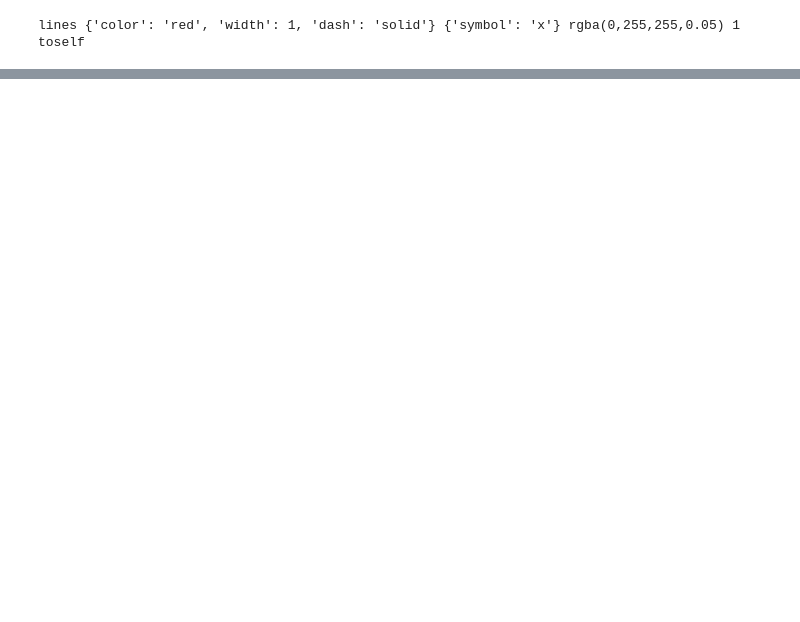
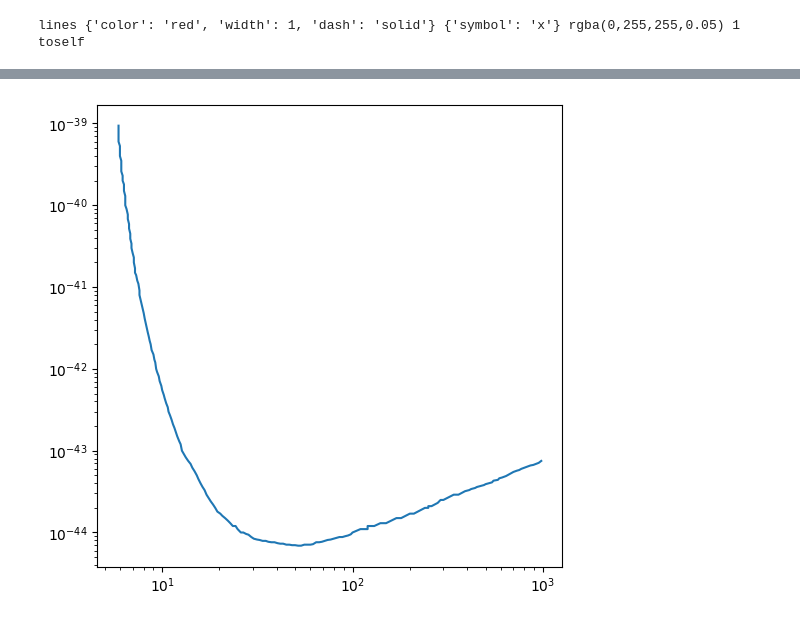
Before and after one commit to andrewcgaitskell/python_flask_charting, a Jupyter notebook: notebooks/FlaskMPL.ipynb, the cells around one changed output, grey strips where cells are left out. Drawn from its saved outputs; the diff is of its cells as text; code cells hidden in the pictures; blank space fills up the shorter version.

```diff
--- a/notebooks/FlaskMPL.ipynb
+++ b/notebooks/FlaskMPL.ipynb
@@ -111 +70,45 @@ plt.show()
+# %%
+def get_mpl_plot(plot_id_in, width_in=600, height_in=600):
+    datasets = Client.read_by_plot_id(subject='data_display',id=plot_id_in)
+    px = 1/plt.rcParams['figure.dpi']  # pixel in inches
+    plt.figure(figsize=(width_in*px, height_in*px))
+    for d in datasets:
+        data_id = d['data_id']
+        trace_data = Client.read(id=data_id)
+        trace_name = trace_data[0]['data_label']
+        string_data = trace_data[0]['data']
+        style = d['style']
+        color = d['color']
+        pt.set_values(color, style)
+        list_data = ast.literal_eval(string_data)
+        trace_count = len(list_data)
+        trace_names_int = list(range(0,trace_count))
+        trace_names_int
+        trace_names = []
+        for t in trace_names_int:
+            trace_names.append(str(t))
+            x = [item[0] for item in list_data[t]]
+            y = [item[1] for item in list_data[t]]
+
+            if pt.fill != 'toself':
+                plt.plot(x, y, label=trace_name)
+            else:
+                plt.fill_between(x, y, alpha=0.3, label=trace_name)
+
+    # Add labels and title
+    # plt.xlabel('Masses')
+    # plt.ylabel('Cross Sections')
+
+
+    #plt.title('Two Lists of Lists Plotted')
+    plt.xscale('log')
+    plt.yscale('log')
+
+    return plt
+
+my_plot = Client.get_mpl_plot(plot_id)
+
+my_plot.show()
+# %% [output]
+[figure, added]
 # %%
```
Also changed, not shown: parts of 6 cells of this notebook.
